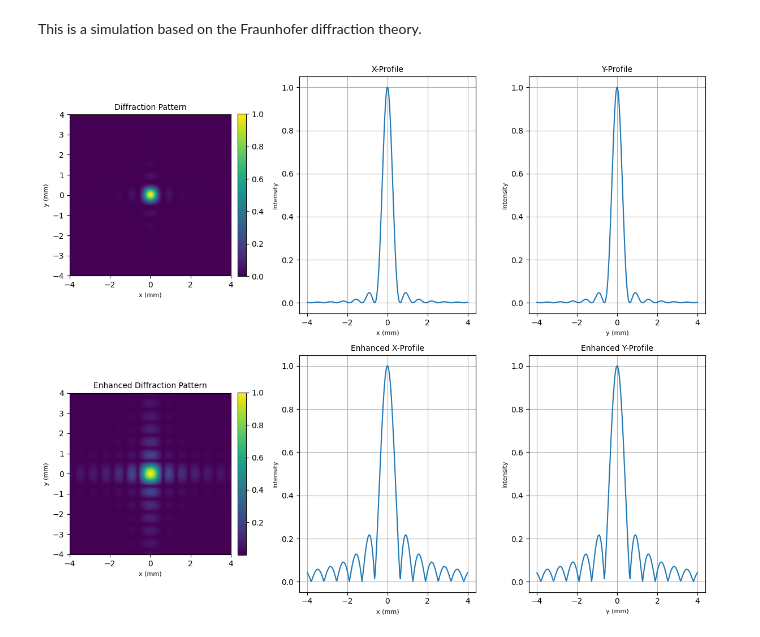
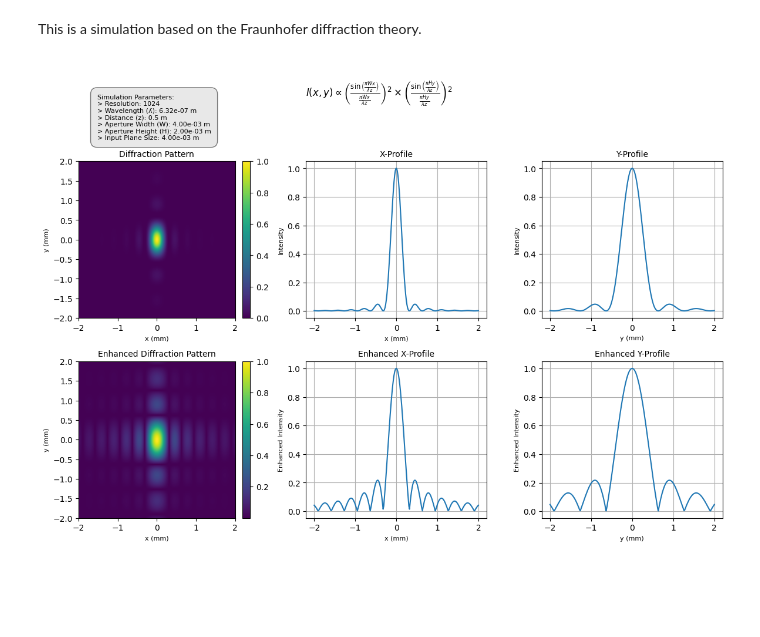
Before and after one commit to 9662e103-129a/FraunhoferDiffractionSimulation, a Jupyter notebook: fhdiffraction.ipynb, the cells around one changed output. Cells and saved outputs as stored; diff of their text form; code cells hidden in the pictures; blank space fills up the shorter version.

```diff
--- a/fhdiffraction.ipynb
+++ b/fhdiffraction.ipynb
@@ -3,36 +3,36 @@ This is a simulation based on the Fraunhofer diffraction theory.
 # %%
 # %pip install numpy
 # %pip install matplotlib
+# %pip install latex2sympy2
+# %pip install sympy
 
 import numpy as np # type: ignore
 import matplotlib.pyplot as plt # type: ignore
+from matplotlib.offsetbox import AnchoredText
+from sympy import latex # type: ignore
 
 sim_resolution = 1024
 wavelength = 632e-9
 z = 0.5
-W = 2e-3
+W = 4e-3
 H = 2e-3
-input_plane_size = 8e-3
+input_plane_size = 4e-3
 
 # Create spatial viewing grid
 x = np.linspace(-input_plane_size / 2, input_plane_size / 2, sim_resolution)
 y = np.linspace(-input_plane_size / 2, input_plane_size / 2, sim_resolution)
 X, Y = np.meshgrid(x, y)
 
-# Fraunhofer diffraction calculation
+# Fraunhofer diffraction calculation (pattern dimensions)
 i_x = (np.pi * W * X) / (wavelength * z)
 i_y = (np.pi * H * Y) / (wavelength * z)
-
-def sinc(u):
-    return (np.sin(u) / u) ** 2
 
 # Avoid division by zero
 i_x[i_x == 0] = 1e-10
 i_y[i_y == 0] = 1e-10
 
-intensity = sinc(i_x) * sinc(i_y)
-
-# TODO: MOVE THE ABOVE FUNCTIONS ALL INTO ONE VARIABLE AS INTENSITY
+# Fraunhofer diffraction equation (intensity)
+intensity = (np.sin(i_x)/i_x)**2 * (np.sin(i_y)/i_y)**2
 
 # Normalize intensity for better visualization
 intensity /= np.max(intensity)
@@ -45,7 +45,7 @@ x_profile = intensity[sim_resolution // 2, central_region]
 y_profile = intensity[central_region, sim_resolution // 2]
 
 # Visualization
-plt.figure(figsize=(12, 10))
+plt.figure(figsize=(12, 8))
 
 # REGULAR
 plt.subplot(2, 3, 1)
@@ -66,38 +66,59 @@ plt.subplot(2, 3, 3)
 plt.plot(spatial_coords_central, y_profile)
 plt.title("Y-Profile", fontsize=10)
 plt.xlabel("y (mm)", fontsize=8)
 plt.ylabel("Intensity", fontsize=8)
 plt.grid(True)
 
 # ENHANCED
 enhanced_intensity = np.sqrt(intensity) # Apply square root to enhance lower intensities
 enhanced_intensity /= np.max(enhanced_intensity) # re-normalize
+
+enhanced_x_profile = np.sqrt(x_profile)
+enhanced_x_profile /= np.max(enhanced_x_profile)
+
+enhanced_y_profile = np.sqrt(y_profile)
+enhanced_y_profile /= np.max(enhanced_y_profile)
+
 plt.subplot(2, 3, 4)
 plt.imshow(enhanced_intensity[central_region, central_region], extent=[spatial_coords_central[0], spatial_coords_central[-1], spatial_coords_central[0], spatial_coords_central[-1]], cmap='viridis', origin='lower')
 plt.title("Enhanced Diffraction Pattern", fontsize=10)
 plt.xlabel("x (mm)", fontsize=8)
 plt.ylabel("y (mm)", fontsize=8)
 plt.colorbar(fraction=0.046, pad=0.04)
 
-enhanced_x_profile = np.sqrt(x_profile)
-enhanced_x_profile /= np.max(enhanced_x_profile)
 plt.subplot(2, 3, 5)
 plt.plot(spatial_coords_central, enhanced_x_profile)
 plt.title("Enhanced X-Profile", fontsize=10)
 plt.xlabel("x (mm)", fontsize=8)
-plt.ylabel("Intensity", fontsize=8)
+plt.ylabel("Enhanced Intensity", fontsize=8)
 plt.grid(True)
 
-enhanced_y_profile = np.sqrt(y_profile)
-enhanced_y_profile /= np.max(enhanced_y_profile)
 plt.subplot(2, 3, 6)
 plt.plot(spatial_coords_central, enhanced_y_profile)
 plt.title("Enhanced Y-Profile", fontsize=10)
 plt.xlabel("y (mm)", fontsize=8)
-plt.ylabel("Intensity", fontsize=8)
+plt.ylabel("Enhanced Intensity", fontsize=8)
 plt.grid(True)
 
-plt.tight_layout()
+equation = r"""
+$I(x,y) \propto \left( \frac{\sin{\left( \frac{\pi Wx}{\lambda z} \right)}}{\frac{\pi Wx}{\lambda z}} \right)^2 \times \left( \frac{\sin{\left( \frac{\pi Hy}{\lambda z} \right)}}{\frac{\pi Hy}{\lambda z}} \right)^2$
+"""
+plt.gcf().text(0.5, 0.95, equation, fontsize=12, ha='center')
+
+params_text = (
+    f"Simulation Parameters:\n"
+    f"> Resolution: {sim_resolution}\n"
+    f"> Wavelength (ʎ): {wavelength:.2e} m\n"
+    f"> Distance (z): {z} m\n"
+    f"> Aperture Width (W): {W:.2e} m\n"
+    f"> Aperture Height (H): {H:.2e} m\n"
+    f"> Input Plane Size: {input_plane_size:.2e} m"
+)
+
+props = dict(boxstyle='round', facecolor='lightgray', alpha=0.5, pad=1)
+plt.gcf().text(0.1, 1, params_text, fontsize=8, verticalalignment='top', horizontalalignment='left', bbox=props)
+
+plt.tight_layout(rect=[0, 0.03, 1, 0.9])
 plt.show()
 # %% [output]
-[figure, old version]
+[figure, new version]
```
